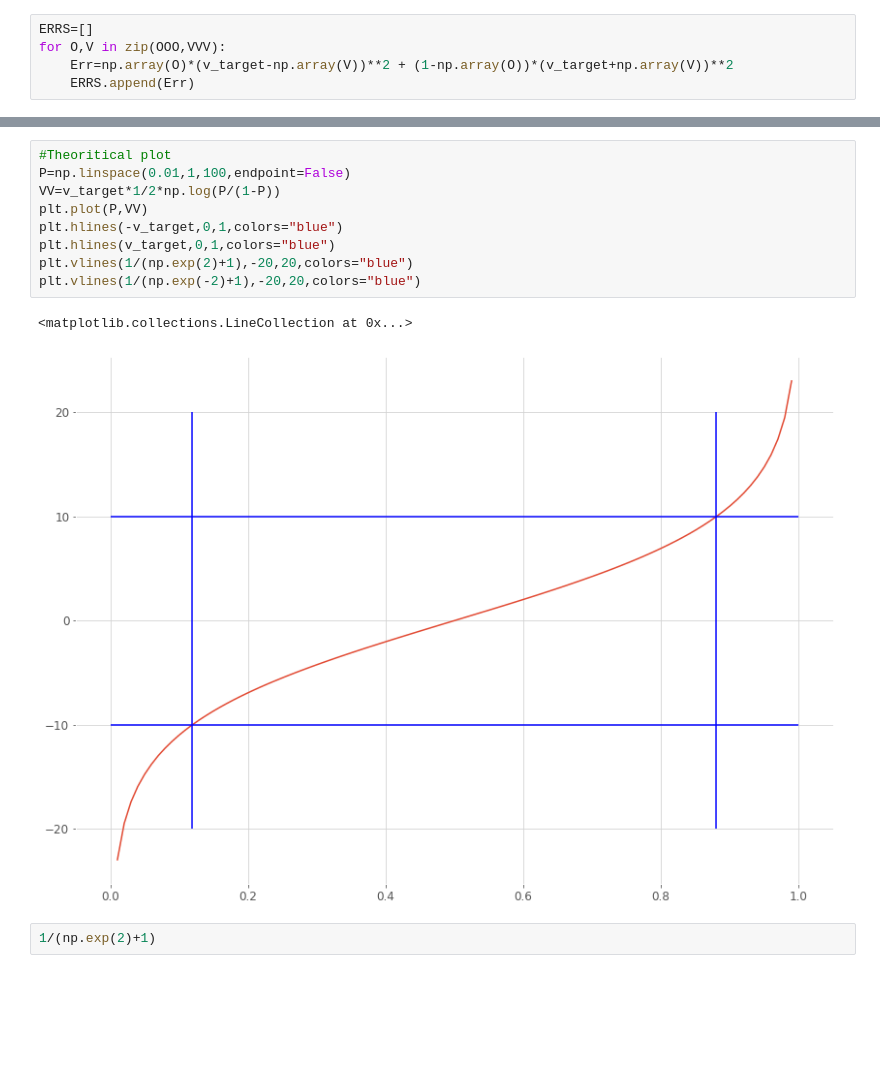
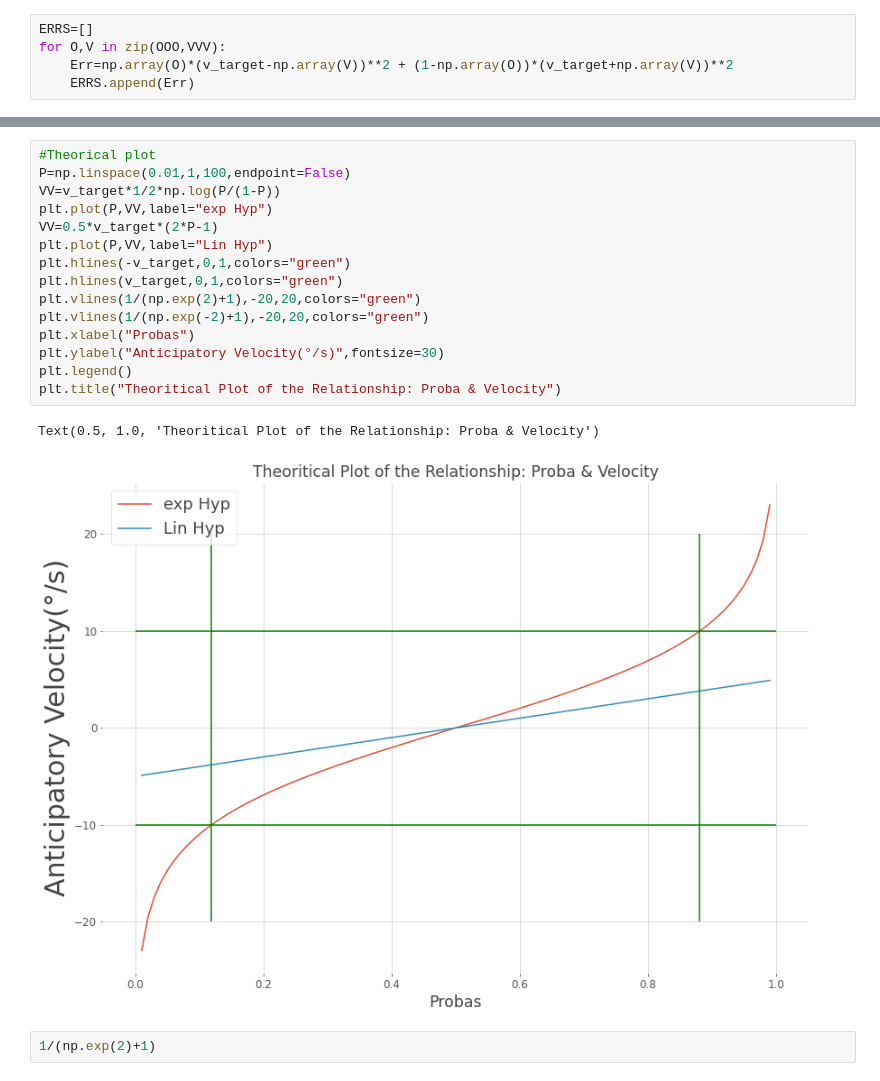
Before and after one commit to Oueldh/aSPEM, a Jupyter notebook: aSPEM_agent_Lin_Hyp.ipynb, the cells around one changed output, grey strips where cells are left out. Cells and saved outputs as stored; diff of their text form; blank space fills up the shorter version.

```diff
--- a/aSPEM_agent_Lin_Hyp.ipynb
+++ b/aSPEM_agent_Lin_Hyp.ipynb
@@ -163,15 +163,21 @@ plt.legend()
 # %%
-#Theoritical plot
+#Theorical plot
 P=np.linspace(0.01,1,100,endpoint=False)
 VV=v_target*1/2*np.log(P/(1-P))
-plt.plot(P,VV)
-plt.hlines(-v_target,0,1,colors="blue")
-plt.hlines(v_target,0,1,colors="blue")
-plt.vlines(1/(np.exp(2)+1),-20,20,colors="blue")
-plt.vlines(1/(np.exp(-2)+1),-20,20,colors="blue")
+plt.plot(P,VV,label="exp Hyp")
+VV=0.5*v_target*(2*P-1)
+plt.plot(P,VV,label="Lin Hyp")
+plt.hlines(-v_target,0,1,colors="green")
+plt.hlines(v_target,0,1,colors="green")
+plt.vlines(1/(np.exp(2)+1),-20,20,colors="green")
+plt.vlines(1/(np.exp(-2)+1),-20,20,colors="green")
+plt.xlabel("Probas")
+plt.ylabel("Anticipatory Velocity(°/s)",fontsize=30)
+plt.legend()
+plt.title("Theoritical Plot of the Relationship: Proba & Velocity")
 # %% [output]
-<matplotlib.collections.LineCollection at 0x...>
+Text(0.5, 1.0, 'Theoritical Plot of the Relationship: Proba & Velocity')
-[figure, old version]
+[figure, new version]
 # %%
 1/(np.exp(2)+1)
 # %% [output]
```
Also changed, not shown: parts of 7 cells of this notebook, 2 other files.
